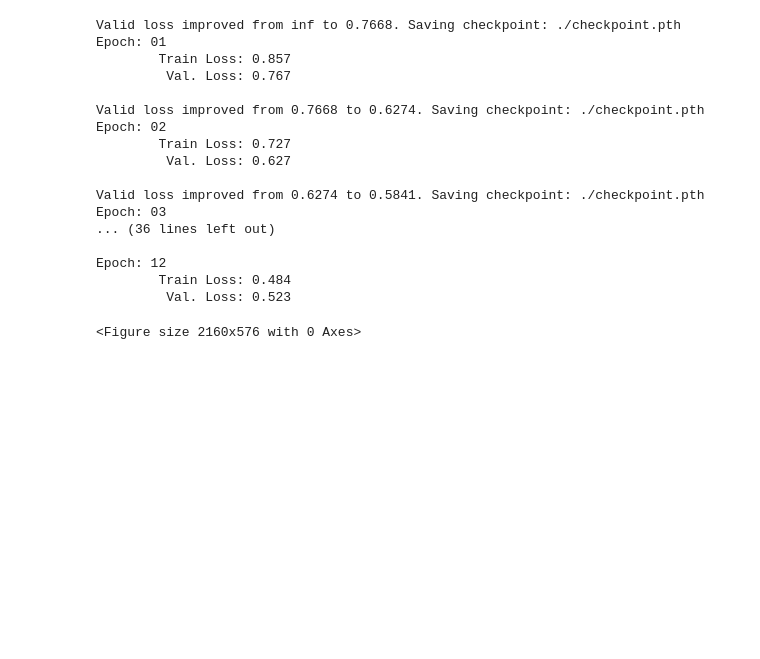
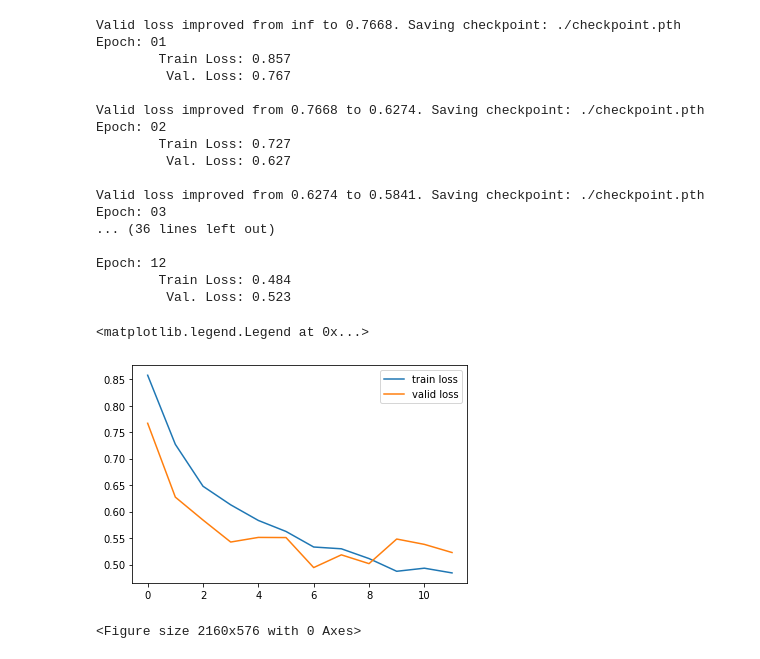
Before and after one commit to pri1311/satellite-images-of-water-bodies, a Jupyter notebook: water-bodies-segmentation-no-filters.ipynb, the cells around one changed output. Saved outputs shown, nothing was run; the diff lists cells and outputs as text; code cells hidden in the pictures; blank space fills up the shorter version.

```diff
--- a/water-bodies-segmentation-no-filters.ipynb
+++ b/water-bodies-segmentation-no-filters.ipynb
@@ -296,6 +296,13 @@ Epoch: 03
 Epoch: 12
         Train Loss: 0.484
          Val. Loss: 0.523
+# %%
+plt.plot(range(0,12), train, label='train loss')
+plt.plot(range(0,12), valid, label='valid loss')
+plt.legend()
+# %% [output]
+<matplotlib.legend.Legend at 0x...>
+[figure, added]
 # %%
 m = UNet()
 m.load_state_dict(torch.load(checkpoint_path))
```
